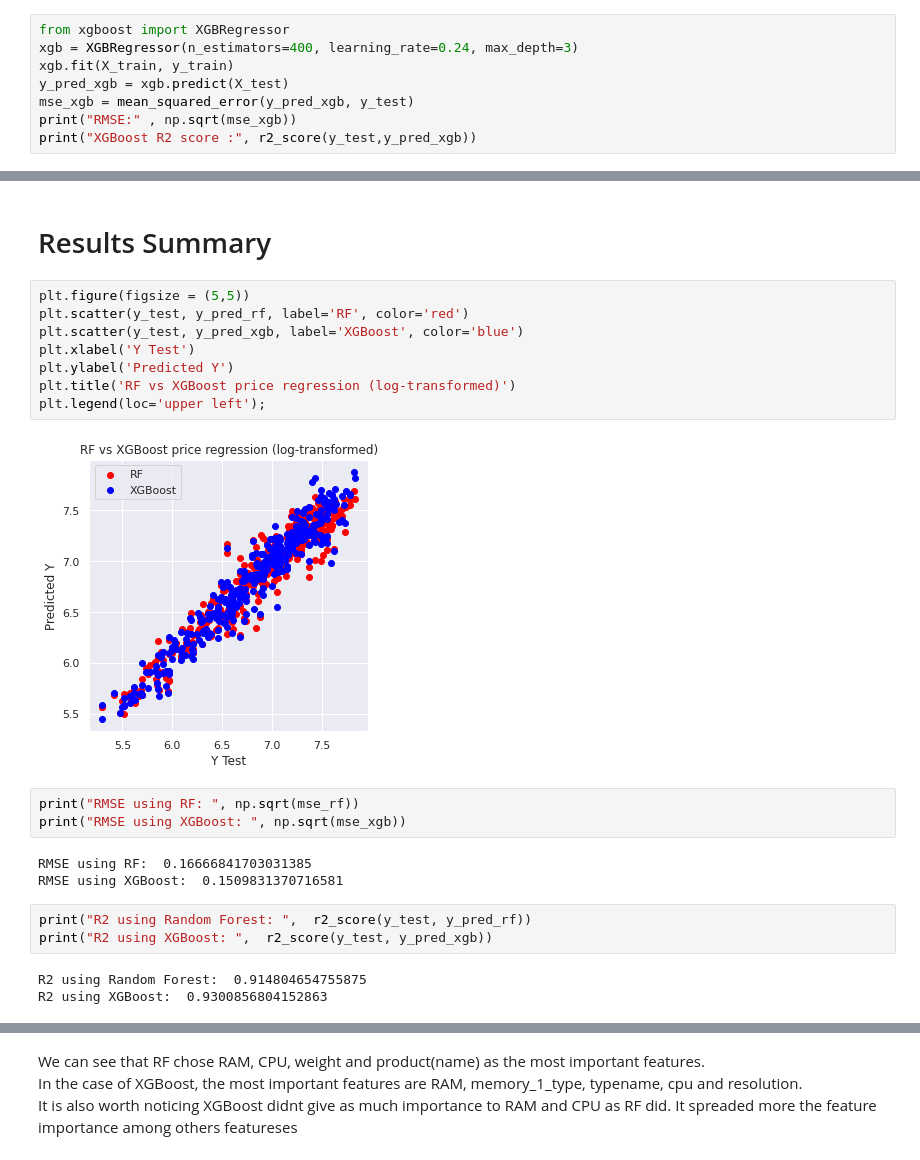
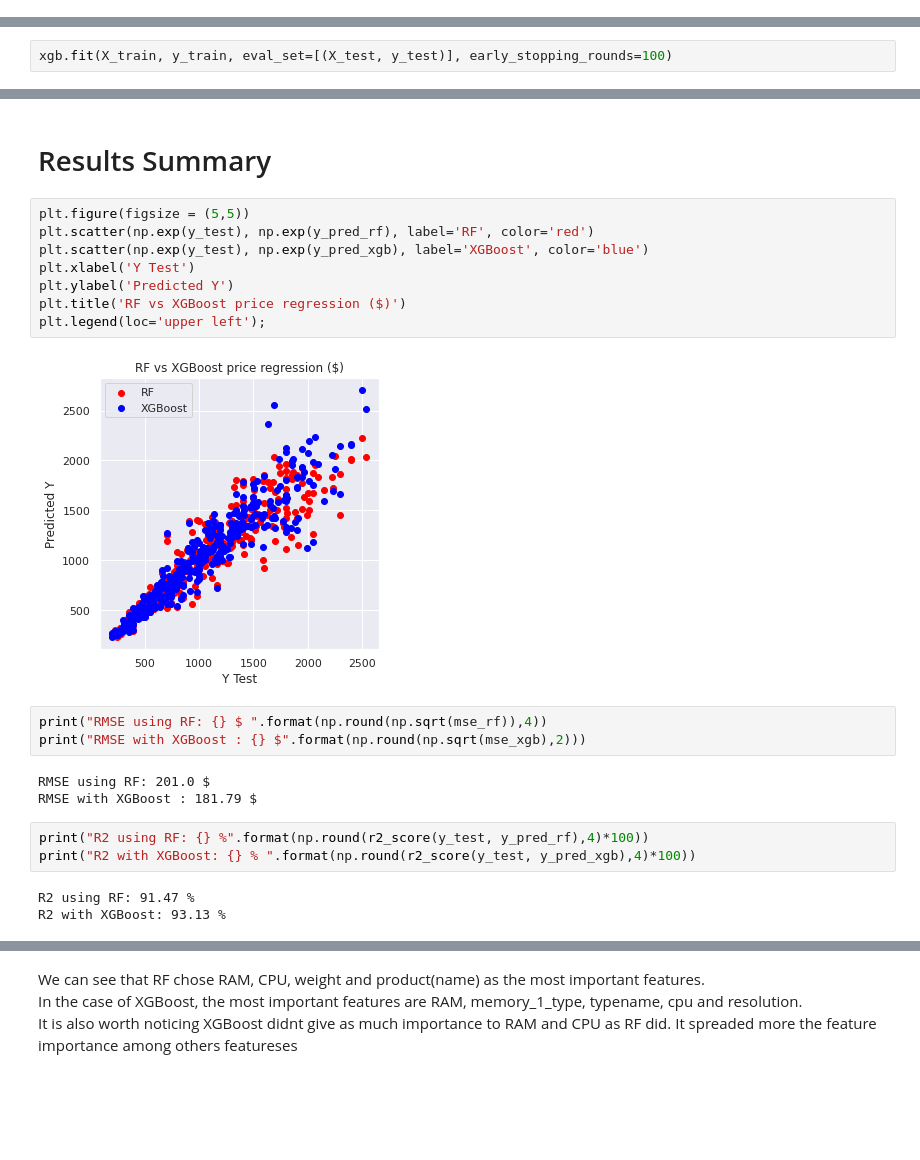
Before and after one commit to ludo950/data-science-regression, a Jupyter notebook: laptop-deep-eda-price-prediction-xgboost-r2-93.ipynb, the cells around one changed output, grey strips where cells are left out. Saved outputs shown, nothing was run; the diff lists cells and outputs as text; blank space fills up the shorter version.

```diff
--- a/laptop-deep-eda-price-prediction-xgboost-r2-93.ipynb
+++ b/laptop-deep-eda-price-prediction-xgboost-r2-93.ipynb
@@ -1330,10 +1324,2 @@ Text(0.5, 0, 'Feature Importance (%)')
 # %% [markdown]
 ## XGBoost
-# %%
-from xgboost import XGBRegressor
-xgb = XGBRegressor(n_estimators=400, learning_rate=0.24, max_depth=3)
-xgb.fit(X_train, y_train)
-y_pred_xgb = xgb.predict(X_test)
-mse_xgb = mean_squared_error(y_pred_xgb, y_test)
-print("RMSE:" , np.sqrt(mse_xgb))
-print("XGBoost R2 score :", r2_score(y_test,y_pred_xgb))
@@ -1342,0 +1328,2 @@ XGBoost R2 score : 0.9300856804152863
+# %%
+xgb.fit(X_train, y_train, eval_set=[(X_test, y_test)], early_stopping_rounds=100)
@@ -1346,26 +1368,26 @@ xgb.feature_names = feature_name_list
 # Results Summary
 # %%
 plt.figure(figsize = (5,5))
-plt.scatter(y_test, y_pred_rf, label='RF', color='red')
-plt.scatter(y_test, y_pred_xgb, label='XGBoost', color='blue')
+plt.scatter(np.exp(y_test), np.exp(y_pred_rf), label='RF', color='red')
+plt.scatter(np.exp(y_test), np.exp(y_pred_xgb), label='XGBoost', color='blue')
 plt.xlabel('Y Test')
 plt.ylabel('Predicted Y')
-plt.title('RF vs XGBoost price regression (log-transformed)')
+plt.title('RF vs XGBoost price regression ($)')
 plt.legend(loc='upper left');
 # %% [output]
-[figure, old version]
+[figure, new version]
 # %%
-print("RMSE using RF: ", np.sqrt(mse_rf))
-print("RMSE using XGBoost: ", np.sqrt(mse_xgb))
+print("RMSE using RF: {} $ ".format(np.round(np.sqrt(mse_rf)),4))
+print("RMSE with XGBoost : {} $".format(np.round(np.sqrt(mse_xgb),2)))
 # %% [output]
-RMSE using RF:  0.16666841703031385
-RMSE using XGBoost:  0.1509831370716581
+RMSE using RF: 201.0 $
+RMSE with XGBoost : 181.79 $
 # %%
-print("R2 using Random Forest: ",  r2_score(y_test, y_pred_rf))
-print("R2 using XGBoost: ",  r2_score(y_test, y_pred_xgb))
+print("R2 using RF: {} %".format(np.round(r2_score(y_test, y_pred_rf),4)*100))
+print("R2 with XGBoost: {} % ".format(np.round(r2_score(y_test, y_pred_xgb),4)*100))
 # %% [output]
-R2 using Random Forest:  0.914804654755875
-R2 using XGBoost:  0.9300856804152863
+R2 using RF: 91.47 %
+R2 with XGBoost: 93.13 %
 # %%
 plt.figure(figsize=(5,5))
 plt.barh(rf.feature_names,rf.feature_importances_, alpha=0.5, label='RF', color='red')
```
Also changed, not shown: parts of 21 cells of this notebook, 1 other file.
